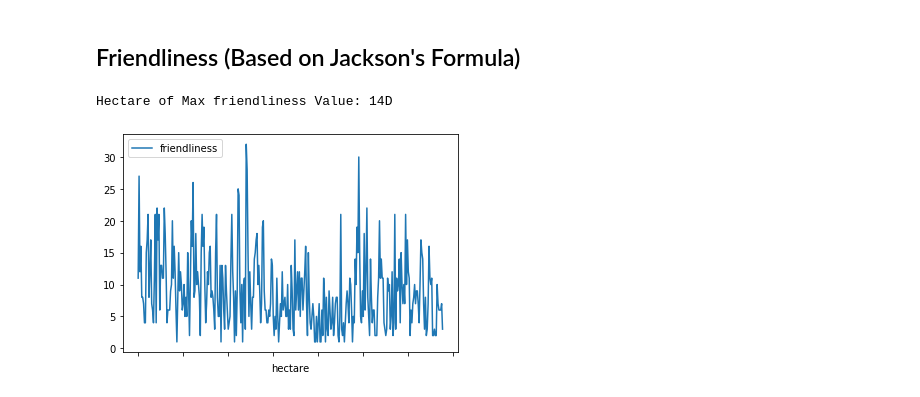
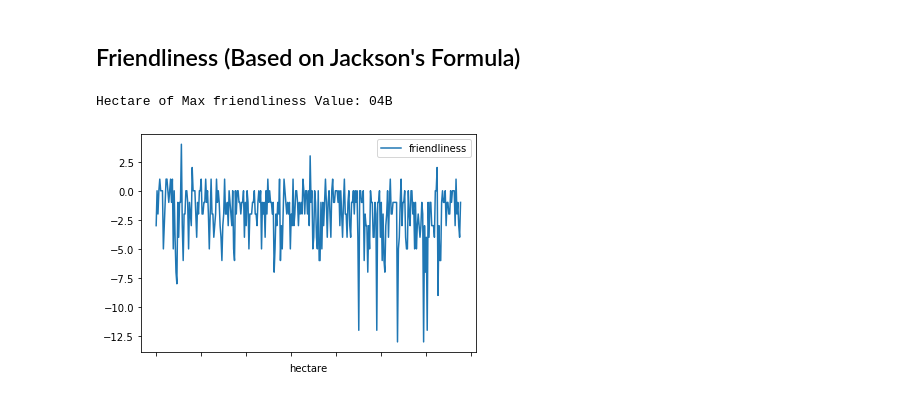
Before and after one commit to vakhitb/SquirrelFriendliness, a Jupyter notebook: CP 1 - Christian Meinzen.ipynb, the cells around one changed output. Cells and saved outputs as stored; diff of their text form; code cells hidden in the pictures.

Commit message:
Changed the Friendliness visualization for easier understanding

```diff
--- a/CP 1 - Christian Meinzen.ipynb
+++ b/CP 1 - Christian Meinzen.ipynb
@@ -405,13 +405,13 @@ Hectare of Max runs_from Value: 32E
 # %%
 df_friend = df
 df_friend['friendliness'] = df.approaches - df.tail_flags - df.runs_from
 
 df_friend.head()
 
-df_friend = df_friend.groupby('hectare').count()
+df_friend = df_friend.groupby('hectare').sum()
 ax = df_friend.plot(y='friendliness')
 
 print('Hectare of Max friendliness Value:', df_friend.friendliness.idxmax())
 # %% [output]
-Hectare of Max friendliness Value: 14D
+Hectare of Max friendliness Value: 04B
-[figure, old version]
+[figure, new version]
```
